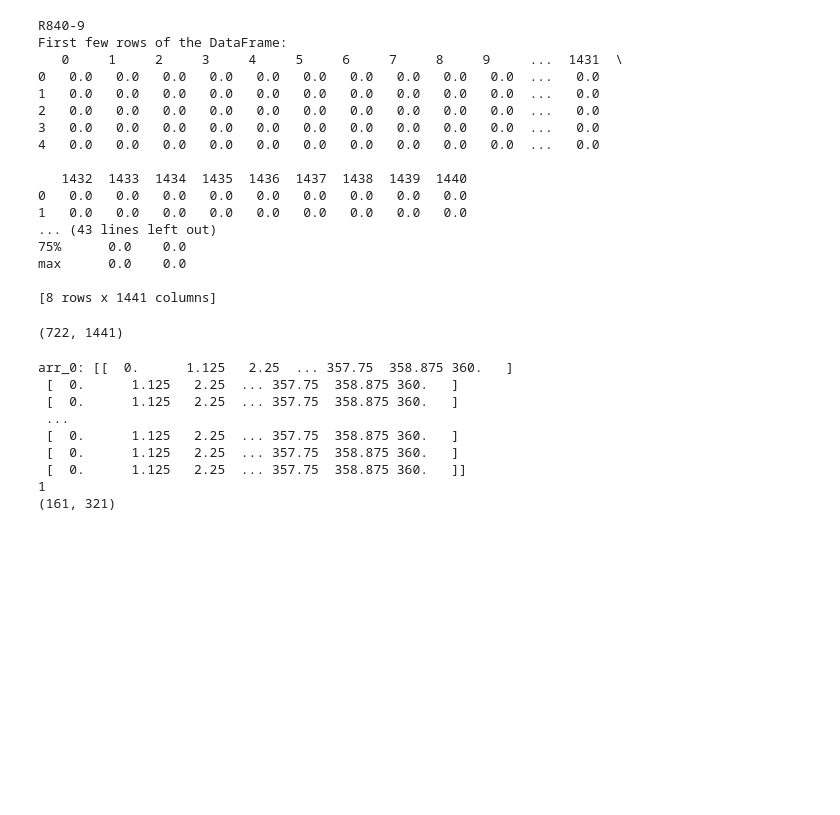
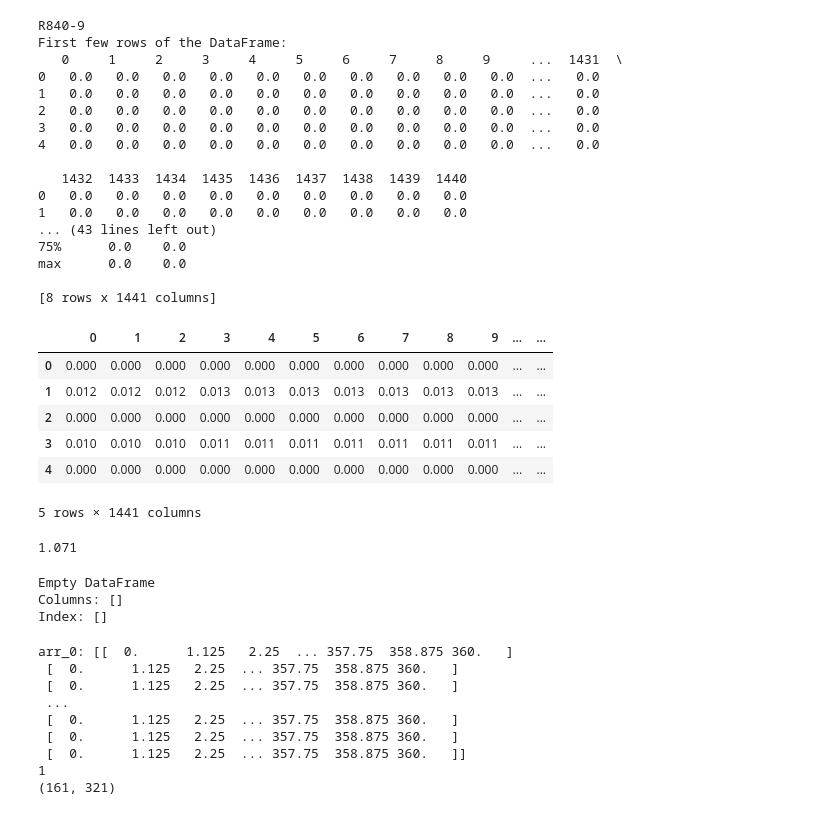
Before and after one commit to raymarke/ITU-Rpy, a Jupyter notebook: itur/models/scratch.ipynb, the cells around one changed output. Saved outputs shown, nothing was run; the diff lists cells and outputs as text; code cells hidden in the pictures; blank space fills up the shorter version.

```diff
--- a/itur/models/scratch.ipynb
+++ b/itur/models/scratch.ipynb
@@ -153,10 +153,41 @@ First few rows of the DataFrame:
 max      0.0    0.0
 
 [8 rows x 1441 columns]
-# %%
-df_9.shape
-# %% [output]
-(722, 1441)
+# %%
+## Check that text files are accurately converted to npzs
+import pandas as pd
+file_path = '../data/tempdata/L_002.xlsx'
+df = pd.read_excel(file_path, header = None)#, delimiter=' ', lineterminator='\n', header=None)  # Adjust the delimiter if needed (e.g., ',' for CSV)
+
+df.head()
+# df.shape
+# %% [output]
+|  | 0 | 1 | 2 | 3 | 4 | 5 | 6 | 7 | 8 | 9 | ... | ... |
+| 0 | 0.000 | 0.000 | 0.000 | 0.000 | 0.000 | 0.000 | 0.000 | 0.000 | 0.000 | 0.000 | ... | ... |
+| 1 | 0.012 | 0.012 | 0.012 | 0.013 | 0.013 | 0.013 | 0.013 | 0.013 | 0.013 | 0.013 | ... | ... |
+| 2 | 0.000 | 0.000 | 0.000 | 0.000 | 0.000 | 0.000 | 0.000 | 0.000 | 0.000 | 0.000 | ... | ... |
+| 3 | 0.010 | 0.010 | 0.010 | 0.011 | 0.011 | 0.011 | 0.011 | 0.011 | 0.011 | 0.011 | ... | ... |
+| 4 | 0.000 | 0.000 | 0.000 | 0.000 | 0.000 | 0.000 | 0.000 | 0.000 | 0.000 | 0.000 | ... | ... |
+5 rows × 1441 columns
+# %%
+# df_npz = pd.DataFrame(np.load('../data/840/v8_lred_002.npz')['arr_0'])
+#lat, lon (0,0) occurs at lat row 360 and lon row 0
+np.load('../data/840/v8_lred_002.npz')['arr_0'][360][0]
+# df_npz = pd.DataFrame(np.load('../data/840/v8_lat.npz')['arr_0'])
+# df_npz
+# df_npz.shape
+# rows_with_zeros = df_npz[(df_npz == 0).any(axis=1)]
+0.947 + (1.195-0.947)/2
+# print(rows_with_zeros)
+# %% [output]
+1.071
+# %%
+#compare the dataframes
+print(df.compare(df_npz))
+# %% [output]
+Empty DataFrame
+Columns: []
+Index: []
 # %%
 import pandas as pd
 
```
Also changed, not shown: 4 other files.
